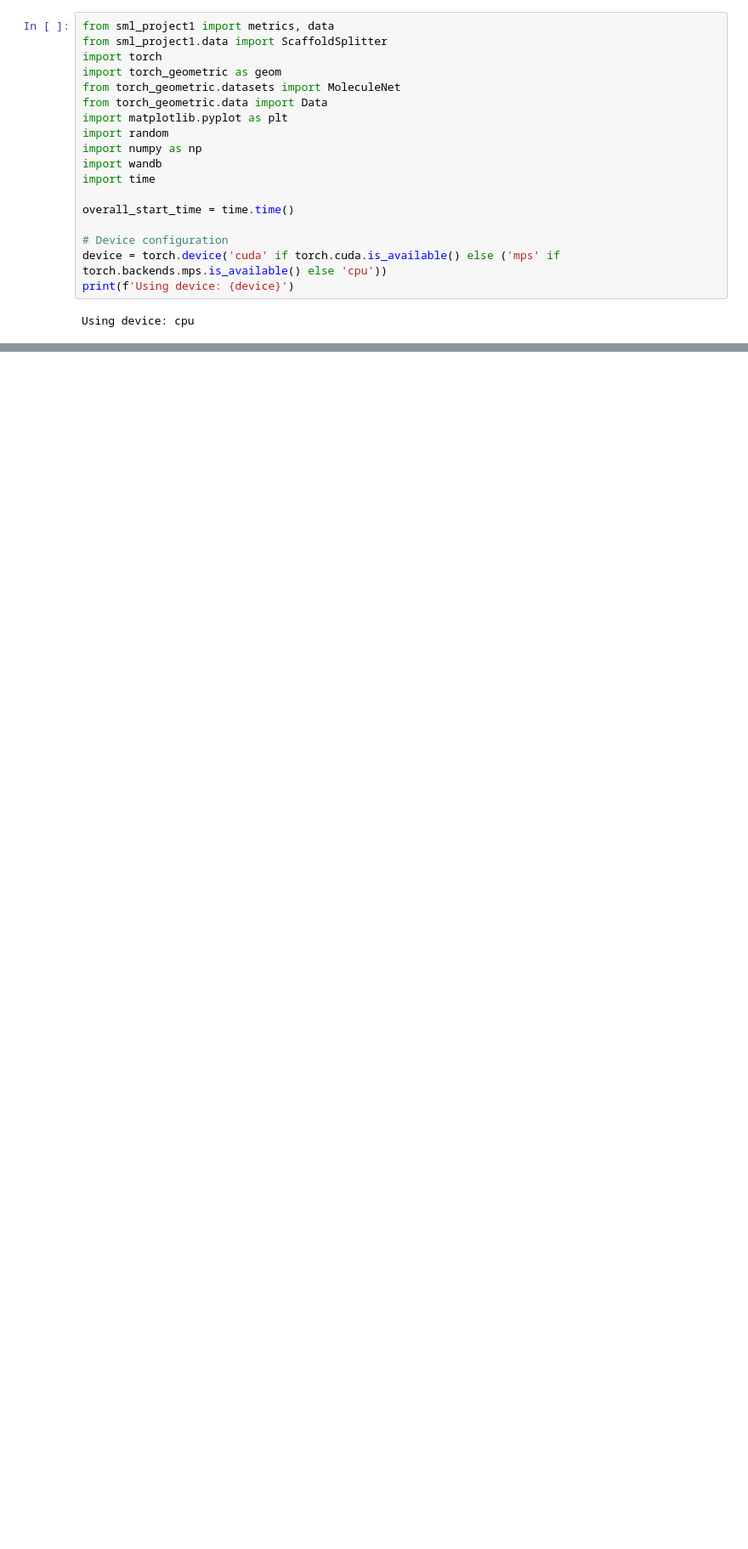
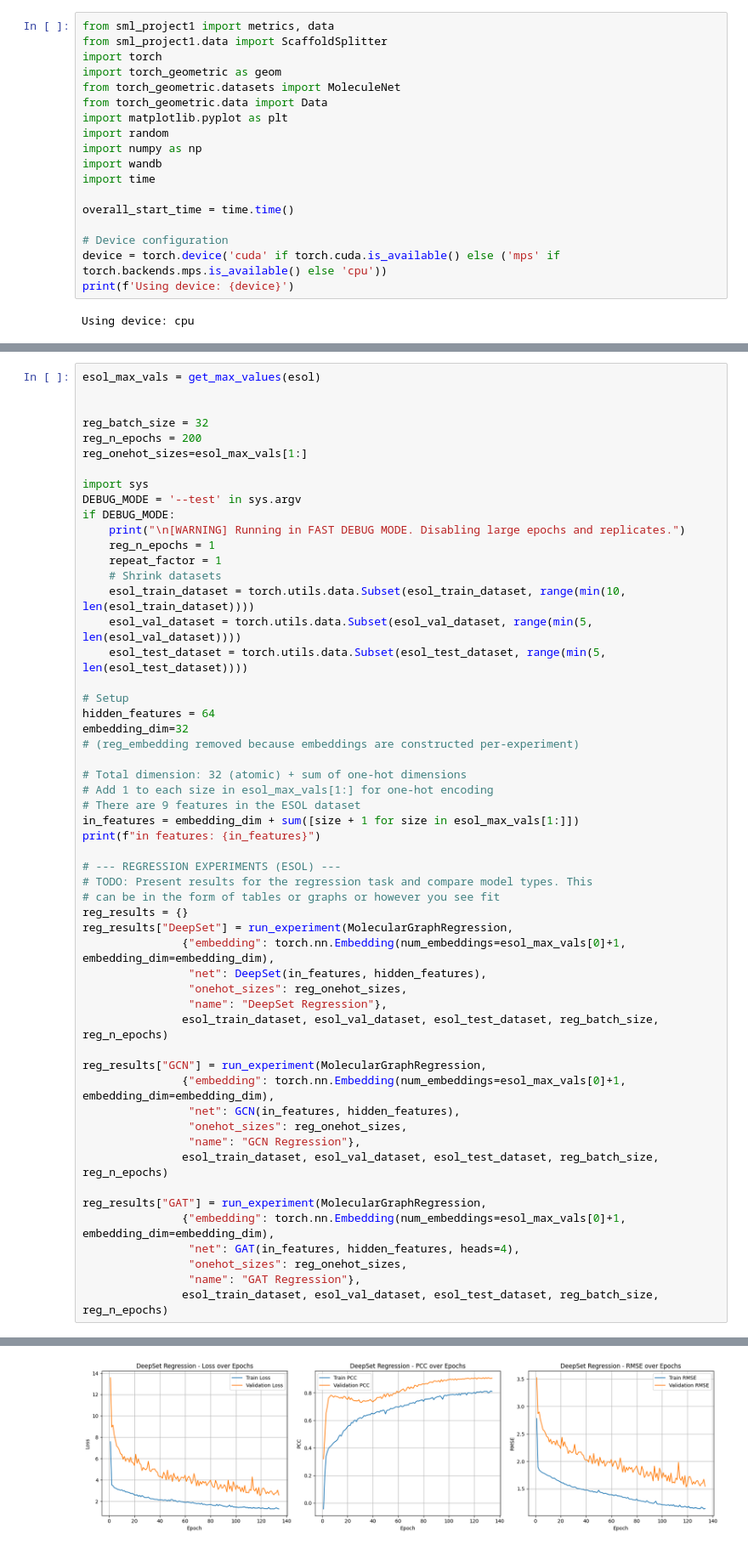
Before and after one commit to MahdiTheGreat/ai-machine-learning, a Jupyter notebook: project 1/Structured_ML_Project_Notebook.ipynb, the cells around one changed output, grey strips where cells are left out. Shown at 85% size. Drawn from its saved outputs; the diff is of its cells as text; blank space fills up the shorter version.

Commit message:
cleaned up the notebook, modifed the training epochs and batch size and fixed some errs

```diff
--- a/project 1/Structured_ML_Project_Notebook.ipynb
+++ b/project 1/Structured_ML_Project_Notebook.ipynb
@@ -197,0 +686,55 @@ tensor([[8, 0, 2, 5, 1, 0, 4, 0, 0],
+# %%
+esol_max_vals = get_max_values(esol)
+
+
+reg_batch_size = 32
+reg_n_epochs = 200
+reg_onehot_sizes=esol_max_vals[1:]
+
+import sys
+DEBUG_MODE = '--test' in sys.argv
+if DEBUG_MODE:
+    print("\n[WARNING] Running in FAST DEBUG MODE. Disabling large epochs and replicates.")
+    reg_n_epochs = 1
+    repeat_factor = 1
+    # Shrink datasets
+    esol_train_dataset = torch.utils.data.Subset(esol_train_dataset, range(min(10, len(esol_train_dataset))))
+    esol_val_dataset = torch.utils.data.Subset(esol_val_dataset, range(min(5, len(esol_val_dataset))))
+    esol_test_dataset = torch.utils.data.Subset(esol_test_dataset, range(min(5, len(esol_test_dataset))))
+
+# Setup
+hidden_features = 64
+embedding_dim=32
+# (reg_embedding removed because embeddings are constructed per-experiment)
+
+# Total dimension: 32 (atomic) + sum of one-hot dimensions
+# Add 1 to each size in esol_max_vals[1:] for one-hot encoding
+# There are 9 features in the ESOL dataset
+in_features = embedding_dim + sum([size + 1 for size in esol_max_vals[1:]])
+print(f"in features: {in_features}")
+
+# --- REGRESSION EXPERIMENTS (ESOL) ---
+# TODO: Present results for the regression task and compare model types. This
+# can be in the form of tables or graphs or however you see fit
+reg_results = {}
+reg_results["DeepSet"] = run_experiment(MolecularGraphRegression,
+               {"embedding": torch.nn.Embedding(num_embeddings=esol_max_vals[0]+1, embedding_dim=embedding_dim),
+                "net": DeepSet(in_features, hidden_features),
+                "onehot_sizes": reg_onehot_sizes,
+                "name": "DeepSet Regression"},
+               esol_train_dataset, esol_val_dataset, esol_test_dataset, reg_batch_size, reg_n_epochs)
+
+reg_results["GCN"] = run_experiment(MolecularGraphRegression,
+               {"embedding": torch.nn.Embedding(num_embeddings=esol_max_vals[0]+1, embedding_dim=embedding_dim),
+                "net": GCN(in_features, hidden_features),
+                "onehot_sizes": reg_onehot_sizes,
+                "name": "GCN Regression"},
+               esol_train_dataset, esol_val_dataset, esol_test_dataset, reg_batch_size, reg_n_epochs)
+
+reg_results["GAT"] = run_experiment(MolecularGraphRegression,
+               {"embedding": torch.nn.Embedding(num_embeddings=esol_max_vals[0]+1, embedding_dim=embedding_dim),
+                "net": GAT(in_features, hidden_features, heads=4),
+                "onehot_sizes": reg_onehot_sizes,
+                "name": "GAT Regression"},
+               esol_train_dataset, esol_val_dataset, esol_test_dataset, reg_batch_size, reg_n_epochs)
+# %% [output]
@@ -197,0 +758 @@ tensor([[8, 0, 2, 5, 1, 0, 4, 0, 0],
+[figure, added]
```
Also changed, not shown: parts of 15 cells of this notebook.
